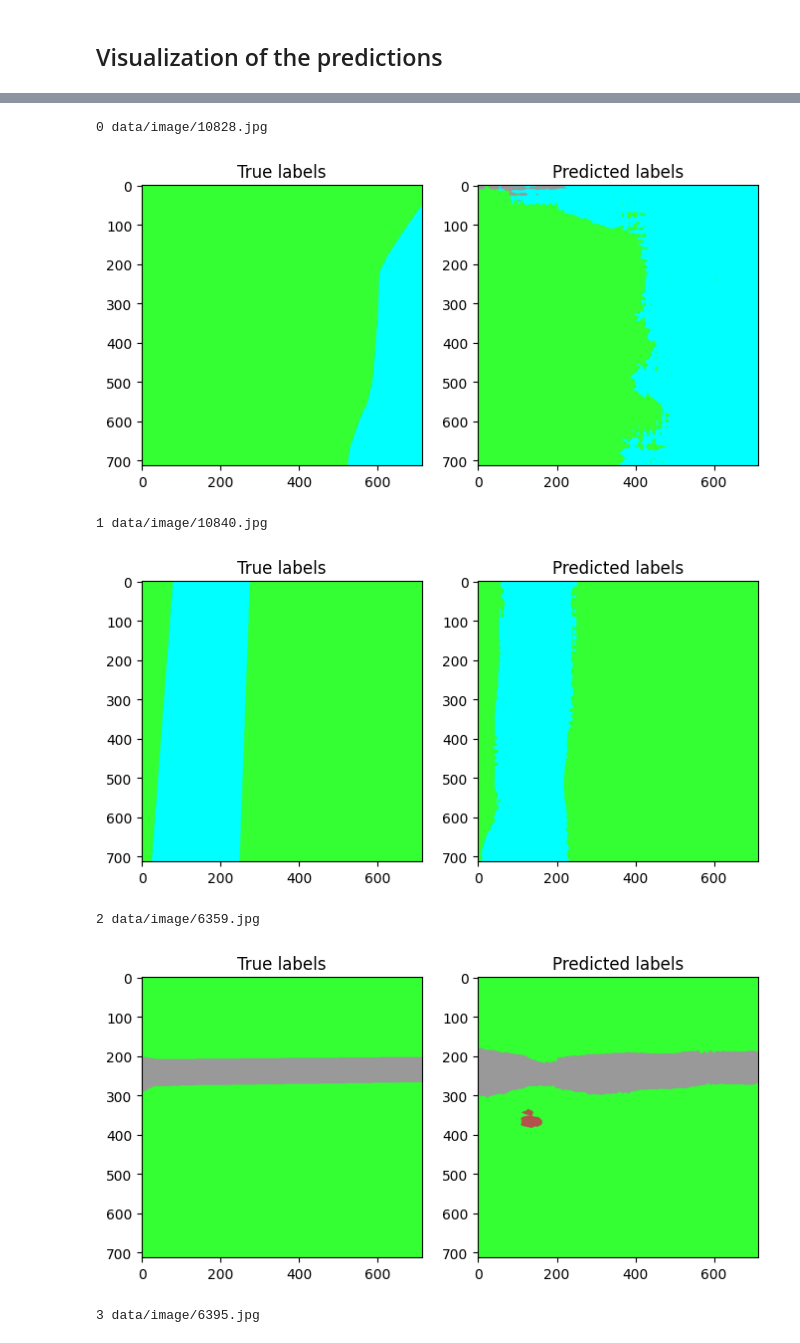
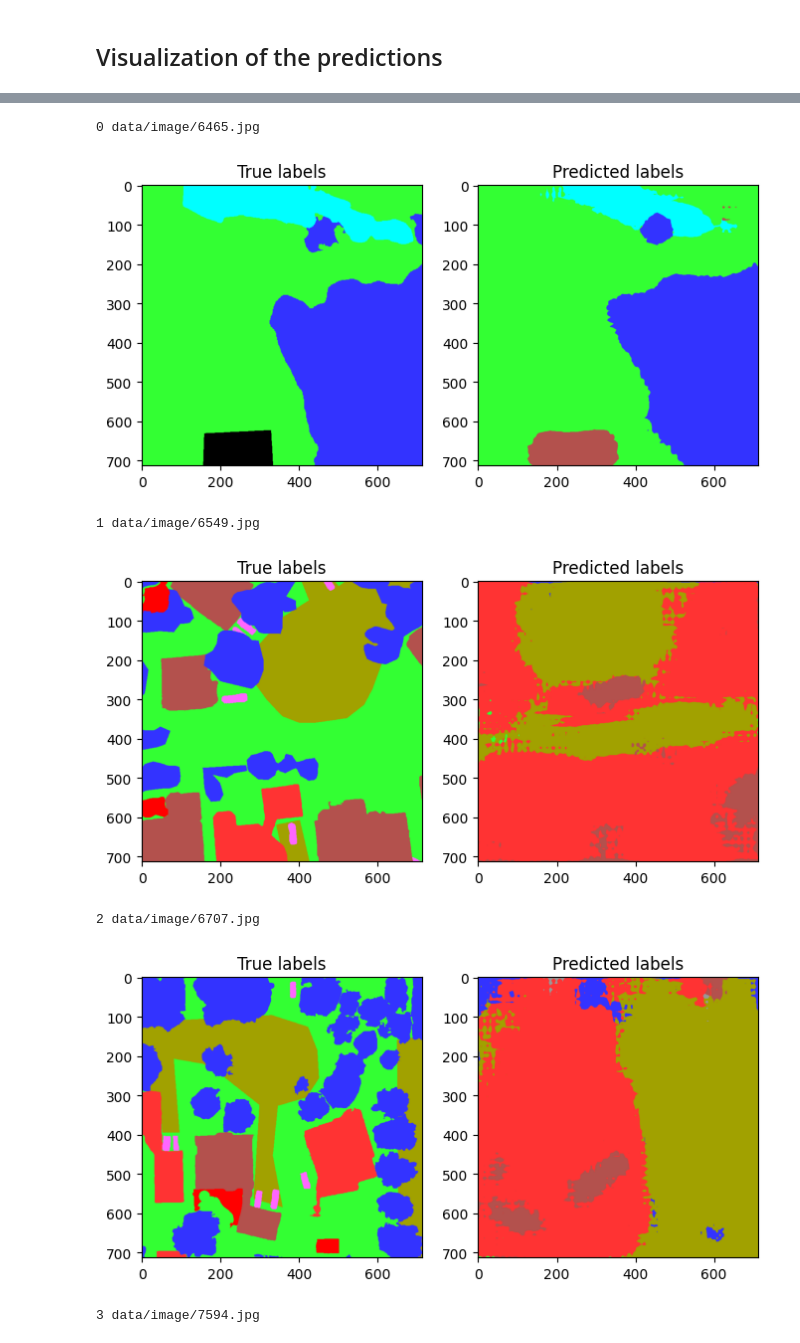
Before and after one commit to leamarxen/ENV-540-Floodnet, a Jupyter notebook: Evaluation.ipynb, the cells around one changed output, grey strips where cells are left out. Drawn from its saved outputs; the diff is of its cells as text; code cells hidden in the pictures.

Commit message:
selected only few test images

```diff
--- a/Evaluation.ipynb
+++ b/Evaluation.ipynb
@@ -4,7 +4,7 @@
 #Choose whether you want to
 # use all images from test set (which requires to download the folder data from https://drive.google.com/drive/folders/1jOyH0aNXcN5F2uLGyGyAoWUbT8EWYZFd?usp=sharing)
 # or only the images given in the repository
-all_images = True   #True for first choice, False otherwise
+all_images = False
 # %% [markdown]
 ## Imports
 # %%
@@ -60,6 +60,10 @@ import utils as functions
 #choose the device cuda if available
 DEVICE = torch.device("cuda" if torch.cuda.is_available() else "cpu")
 print(DEVICE)
+
+#Path for images and corresponding masks
+IMAGE_PATH = "data/test_image/"
+MASK_PATH = "data/test_mask/"
 # %% [output]
 cuda
 # %% [markdown]
@@ -91,8 +95,8 @@ class FloodData(Dataset):
 
             #load image/mask names and store them in SPLIT
             SPLIT = pd.read_csv("FloodNet_split_train_valid_test.csv", sep=',', header=None, names=["Column1", "Column2", "Column3"])
-            SPLIT["Column1"] = SPLIT["Column1"].map(lambda x: "data/image/" + x)
-            SPLIT["Column2"] = SPLIT["Column2"].map(lambda x: "data/mask/" + x)
+            SPLIT["Column1"] = SPLIT["Column1"].map(lambda x: IMAGE_PATH + x)
+            SPLIT["Column2"] = SPLIT["Column2"].map(lambda x: MASK_PATH + x)
 
             #take the set corresponding to the given split (train, validation or test)
             splitted_set = SPLIT[SPLIT["Column3"]==split]
@@ -103,12 +107,12 @@ class FloodData(Dataset):
         else :
 
             #image number for test data
-            test_set = [6707, 6829, 6838, 6960, 7331, 7523, 7571, 7594, 10828, 10840, 6359, 6465, 6512, 6549, 6614, 6747, 6792, 6808, 6953]
+            test_set = [6465, 6549, 6707, 7594, 10828, 10840]
             test_set_images = []
             test_set_labels = []
             for nb in range(len(test_set)):
-                test_set_images.append("data/test_image/" + str(test_set[nb]) + ".jpg")
-                test_set_labels.append("data/test_mask/" + str(test_set[nb]) + "_lab.png")
+                test_set_images.append(IMAGE_PATH + str(test_set[nb]) + ".jpg")
+                test_set_labels.append(MASK_PATH + str(test_set[nb]) + "_lab.png")
 
             #prepare data (list of tuples of (image path, label class))
             self.data = list(zip(test_set_images, test_set_labels))
@@ -539,10 +543,13 @@ def display_all(ground_truth, predictions, image_nr):
 
     plt.show()
     save_name = "pred_test"
+
+    if not os.path.exists("Results/"):
+        os.mkdir("Results")
     f.savefig("Results/"+save_name+str(image_nr)+'.pdf', format='pdf', bbox_inches = 'tight')
 # %%
 #display predictions on the test set
-nb_images = 8
+nb_images = 6
 if all_images :
     nb_images = 60
 for i in range(nb_images):
@@ -553,7 +560,7 @@ for i in range(nb_images):
-0 data/image/10828.jpg
+0 data/image/6465.jpg
-[figure, old version]
+[figure, new version]
-1 data/image/10840.jpg
+1 data/image/6549.jpg
-[figure, old version]
+[figure, new version]
-2 data/image/6359.jpg
+2 data/image/6707.jpg
-[figure, old version]
+[figure, new version]
-3 data/image/6395.jpg
+3 data/image/7594.jpg
```
Also changed, not shown: parts of 4 cells of this notebook, 28 other files.
